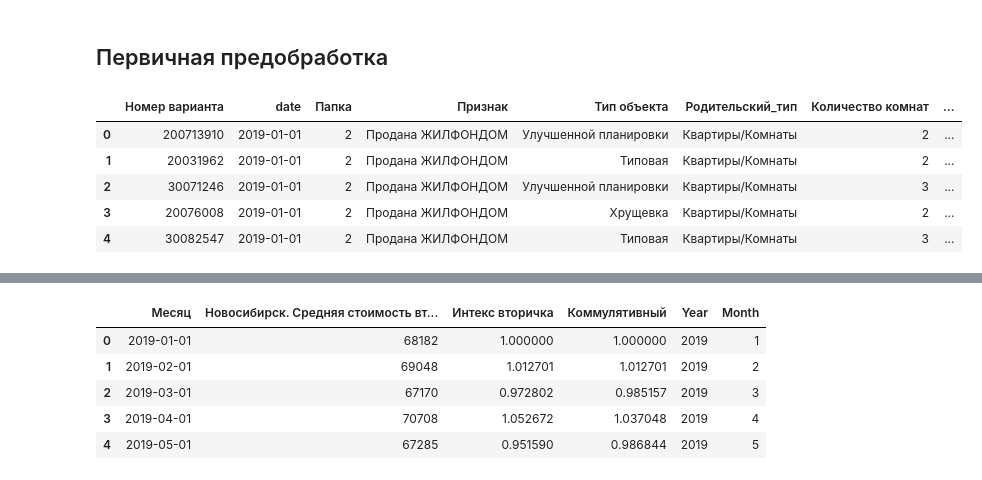
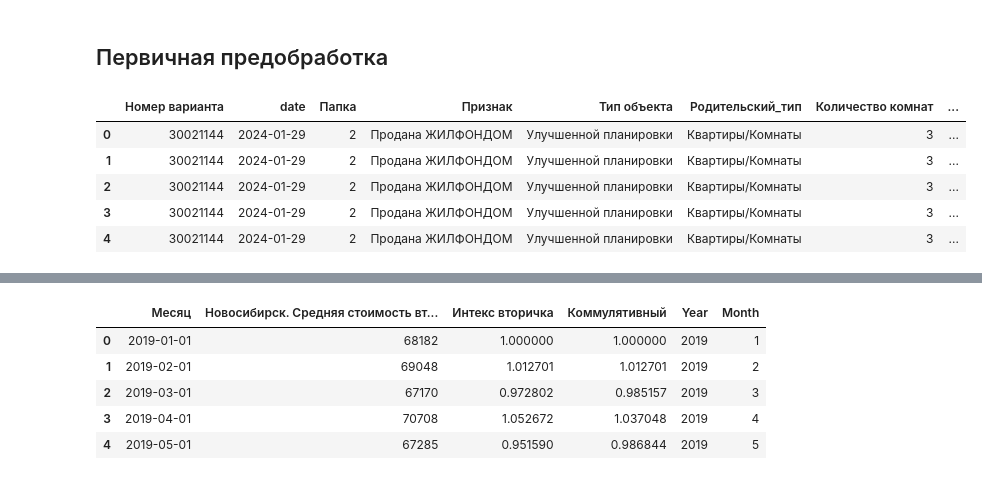
Before and after one commit to YuriyNaumov/real_estate_evaluation, a Jupyter notebook: Поиск_недооцененных_объектов_регрессия.ipynb, the cells around one changed output, grey strips where cells are left out. Cells and saved outputs as stored; diff of their text form; code cells hidden in the pictures.

```diff
--- a/Поиск_недооцененных_объектов_регрессия.ipynb
+++ b/Поиск_недооцененных_объектов_регрессия.ipynb
@@ -209,11 +402,11 @@ Drive already mounted at /content/drive; to attempt to forcibly remount, call dr
 # %%
 # df_sold = pd.read_excel('/content/drive/MyDrive/Jilfond/ML_RealEstatePrice/Sold_2019_2023.xlsx')
-df_sold = pd.read_excel('/content/drive/MyDrive/Jilfond/ML_RealEstatePrice/Objects_18122023.xlsx', sheet_name='Продано')
+df_sold = pd.read_excel('/content/drive/MyDrive/Jilfond/ML_RealEstatePrice/Sales_jan2024.xlsx', sheet_name='Продано')
 df_sold.head()
 # %% [output]
 |  | Номер варианта | date | Папка | Признак | Тип объекта | Родительский_тип | Количество комнат | ... |
-| 0 | 200713910 | 2019-01-01 | 2 | Продана ЖИЛФОНДОМ | Улучшенной планировки | Квартиры/Комнаты | 2 | ... |
-| 1 | 20031962 | 2019-01-01 | 2 | Продана ЖИЛФОНДОМ | Типовая | Квартиры/Комнаты | 2 | ... |
-| 2 | 30071246 | 2019-01-01 | 2 | Продана ЖИЛФОНДОМ | Улучшенной планировки | Квартиры/Комнаты | 3 | ... |
-| 3 | 20076008 | 2019-01-01 | 2 | Продана ЖИЛФОНДОМ | Хрущевка | Квартиры/Комнаты | 2 | ... |
-| 4 | 30082547 | 2019-01-01 | 2 | Продана ЖИЛФОНДОМ | Типовая | Квартиры/Комнаты | 3 | ... |
+| 0 | 30021144 | 2024-01-29 | 2 | Продана ЖИЛФОНДОМ | Улучшенной планировки | Квартиры/Комнаты | 3 | ... |
+| 1 | 30021144 | 2024-01-29 | 2 | Продана ЖИЛФОНДОМ | Улучшенной планировки | Квартиры/Комнаты | 3 | ... |
+| 2 | 30021144 | 2024-01-29 | 2 | Продана ЖИЛФОНДОМ | Улучшенной планировки | Квартиры/Комнаты | 3 | ... |
+| 3 | 30021144 | 2024-01-29 | 2 | Продана ЖИЛФОНДОМ | Улучшенной планировки | Квартиры/Комнаты | 3 | ... |
+| 4 | 30021144 | 2024-01-29 | 2 | Продана ЖИЛФОНДОМ | Улучшенной планировки | Квартиры/Комнаты | 3 | ... |
```
Also changed, not shown: parts of 41 cells of this notebook.
